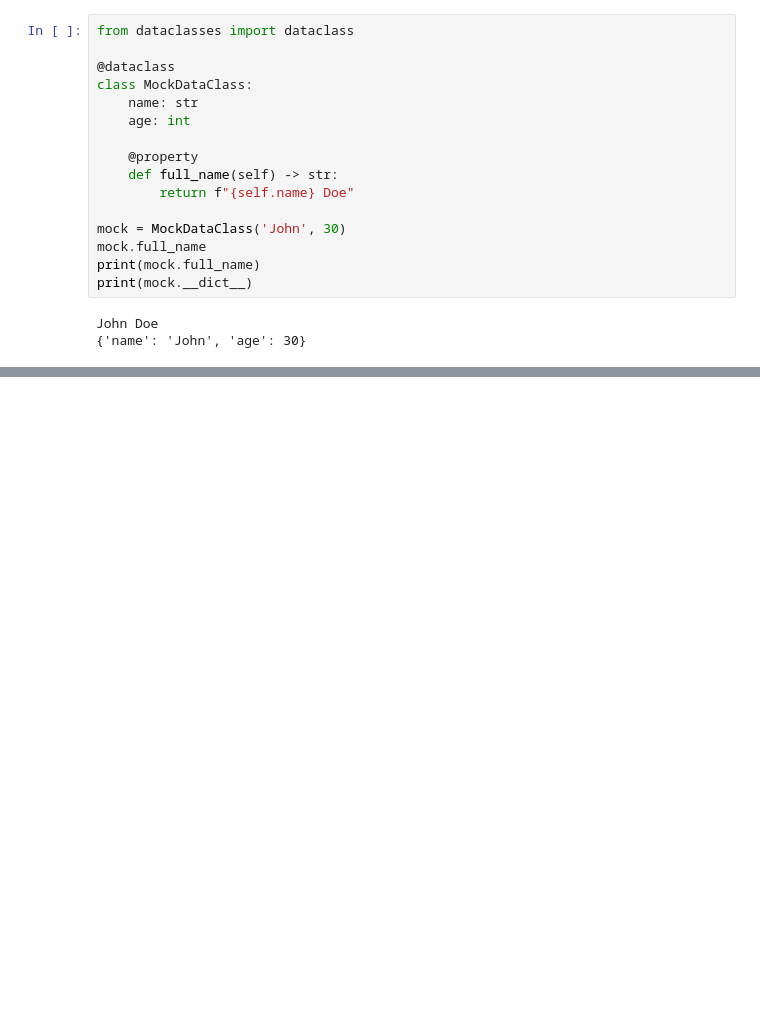
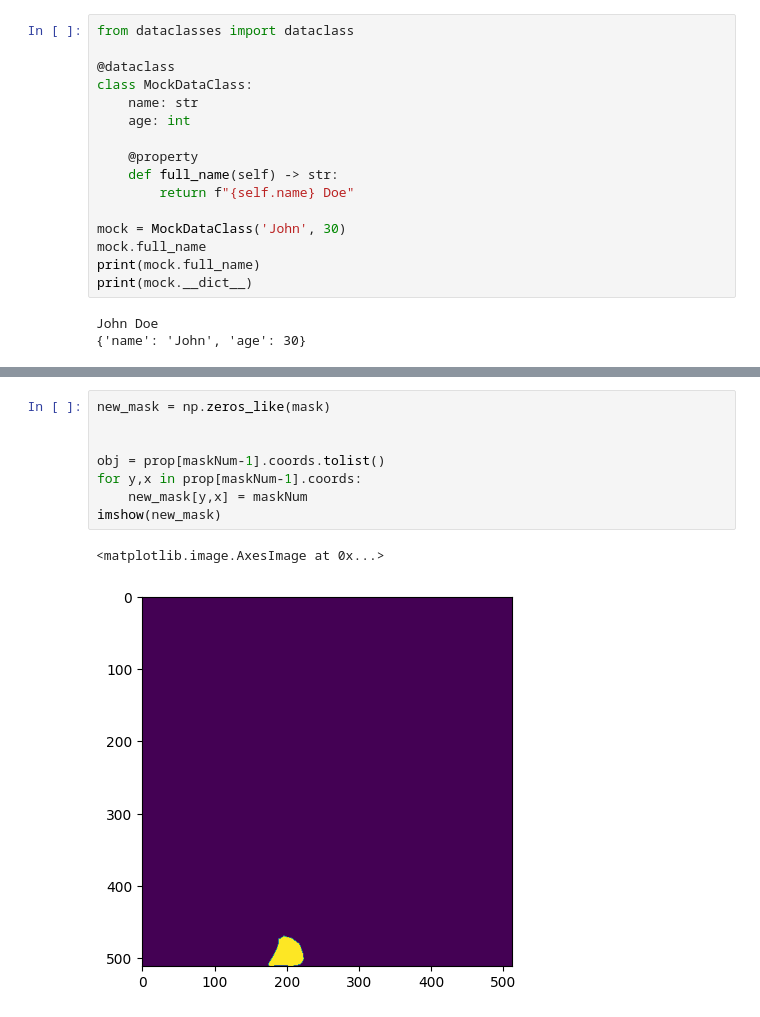
Before and after one commit to BennyGinger/ImageAnalysis_pipeline, a Jupyter notebook: play.ipynb, the cells around one changed output, grey strips where cells are left out. Drawn from its saved outputs; the diff is of its cells as text; blank space fills up the shorter version.

```diff
--- a/play.ipynb
+++ b/play.ipynb
@@ -774,0 +811,11 @@ John Doe
+# %%
+new_mask = np.zeros_like(mask)
+
+
+obj = prop[maskNum-1].coords.tolist()
+for y,x in prop[maskNum-1].coords:
+    new_mask[y,x] = maskNum
+imshow(new_mask)
+# %% [output]
+<matplotlib.image.AxesImage at 0x...>
+[figure, added]
```
Also changed, not shown: parts of 5 cells of this notebook, 4 other files.
